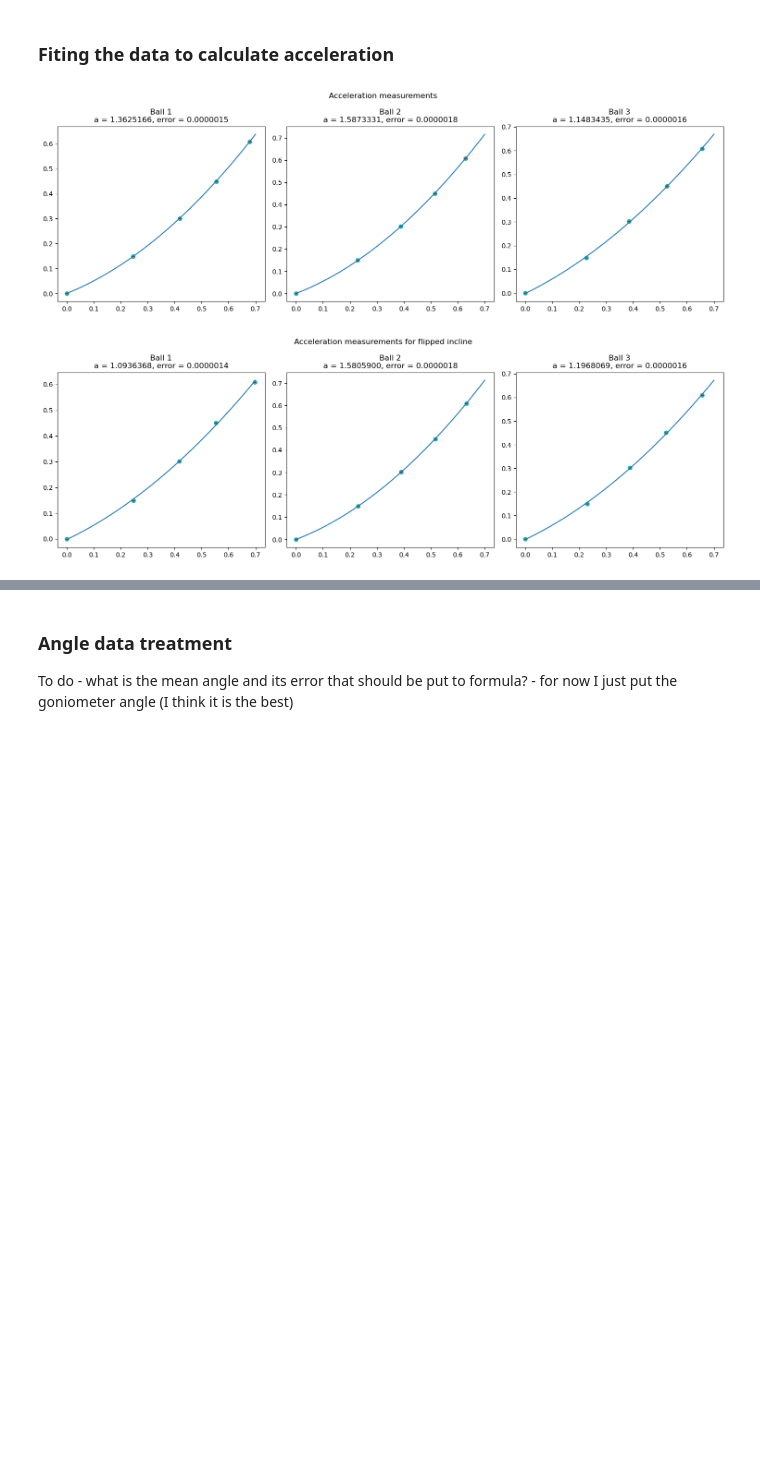
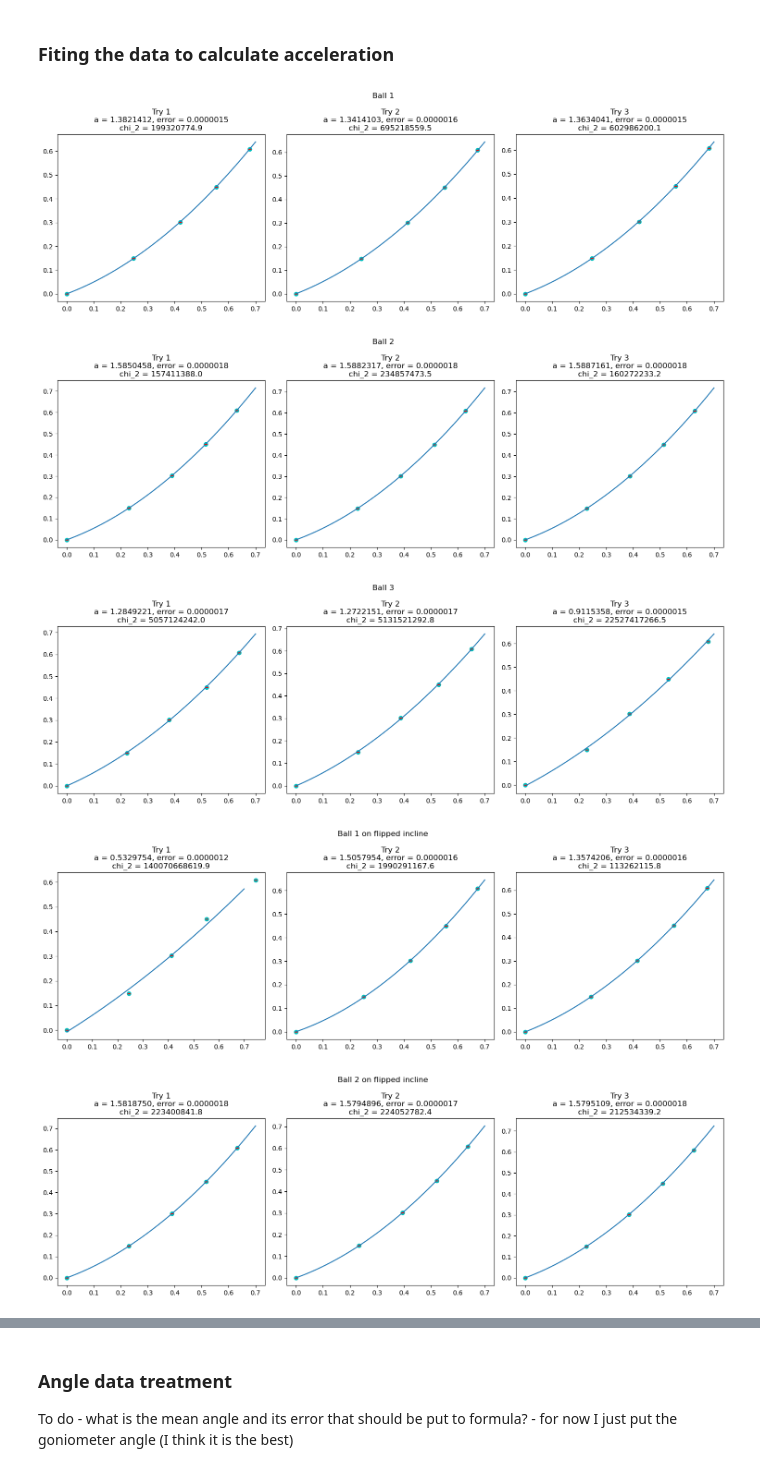
Before and after one commit to miguitarra/AppStats2024, a Jupyter notebook: Plane/incline_clean.ipynb, the cells around one changed output, grey strips where cells are left out. Cells and saved outputs as stored; diff of their text form; code cells hidden in the pictures; blank space fills up the shorter version.

```diff
--- a/Plane/incline_clean.ipynb
+++ b/Plane/incline_clean.ipynb
@@ -17,7 +17,7 @@ def data_extractor(flipped=False):
                 filename = f'ball{i}_try{j}.csv'
             else:
                 filename = f'ball{i}_try{j}_flipped.csv'
-            with open(f'ball_data/{filename}', 'r') as file:
+            with open(f'data/{filename}', 'r') as file:
                 raw_data[f'{i}{j}'] = file.readlines()[15:]
 
 
@@ -140,8 +142,9 @@ edge_times_mean_f = mean_of_edge(edge_times_f)
 ### Gate positions data treatment
 Need to be done only once :)
 # %%
-# Performing fit of a constant function using chi2 method
+
 def constant_fit(data, error):
+    '''Performs fit of a constant function using chi2 method'''
     value = sum(data/error**2)*1/sum(1/error**2)
     val_error = 1/sum(1/error**2)
     return value, val_error
@@ -160,7 +163,7 @@ x_sara = x_sara[::-1] - x_sara[-1]
 
 # making a 3x5 array out of the data
 x_blocked = np.block([[x_miguel], [x_michal], [x_sara]])
-
+print(x_blocked)
 
 x_mean = []
 x_errors = []
@@ -195,52 +202,58 @@ def quadratic_fit_minimizator(times, positions, error):
     '''
     m = Minuit(quadratic_chi2(times, positions, error), a=0.1, b=0, c=0)
     m.migrad();
+    chi_2 = m.fval
     # print(m.values[0:])
     # print(m.errors[0:])
-    return m.values[0:], m.errors[0:]
+    return m.values[0:], m.errors[0:], chi_2
 # Extracting fit parameters
 
-def position_vs_time_with_fit(edge_times_mean, x_mean, x_errors, precision=7, flipped=False):
+def position_vs_time_with_fit(no_of_ball ,entry_times, x_mean, x_errors, precision=7, flipped=False):
 
 
-    pars1, errs1 = quadratic_fit_minimizator(edge_times_mean[1], x_mean, x_errors)
-    pars2, errs2 = quadratic_fit_minimizator(edge_times_mean[2], x_mean, x_errors)
-    pars3, errs3 = quadratic_fit_minimizator(edge_times_mean[3], x_mean, x_errors)
+    pars1, errs1, chi2_1 = quadratic_fit_minimizator(entry_times[f'{no_of_ball}1'], x_mean, x_errors)
+    pars2, errs2, chi2_2 = quadratic_fit_minimizator(entry_times[f'{no_of_ball}2'], x_mean, x_errors)
+    pars3, errs3, chi2_3 = quadratic_fit_minimizator(entry_times[f'{no_of_ball}3'], x_mean, x_errors)
 
 
     domain = np.linspace(0, 0.7, 1000)
     vals1 = quadratic_function(domain, pars1[0], pars1[1], pars1[2])
     vals2 = quadratic_function(domain, pars2[0], pars2[1], pars2[2])
     vals3 = quadratic_function(domain, pars3[0], pars3[1], pars3[2])
 
 
     fig, axs = plt.subplots(1, 3, figsize=(15, 5))
     if flipped:
-        fig.suptitle('Acceleration measurements for flipped incline')
+        fig.suptitle(f'Ball {no_of_ball} on flipped incline')
     else:
-        fig.suptitle('Acceleration measurements')
+        fig.suptitle(f'Ball {no_of_ball}')
     axs[0].plot(domain, vals1)
-    axs[0].scatter(edge_times_mean[1], x_mean, color='c')
-    axs[0].errorbar(edge_times_mean[1], x_mean, yerr=x_errors, fmt='none', ecolor='red', capsize=2)
-    axs[0].set_title(f'Ball 1\na = {pars1[0]:.{precision}f}, error = {errs1[0]:.{precision}f}')
+    axs[0].scatter(entry_times[f'{no_of_ball}1'], x_mean, color='c')
+    axs[0].errorbar(entry_times[f'{no_of_ball}1'], x_mean, yerr=x_errors, fmt='none', ecolor='red', capsize=2)
+    axs[0].set_title(f'Try 1\na = {pars1[0]:.{precision}f}, error = {errs1[0]:.{precision}f}\nchi_2 = {chi2_1:.1f}')
 
 
     axs[1].plot(domain, vals2)
-    axs[1].scatter(edge_times_mean[2], x_mean, color='c')
-    axs[1].errorbar(edge_times_mean[2], x_mean, yerr=x_errors, fmt='none', ecolor='red', capsize=2)
-    axs[1].set_title(f'Ball 2\na = {pars2[0]:.{precision}f}, error = {errs2[0]:.{precision}f}')
+    axs[1].scatter(entry_times[f'{no_of_ball}2'], x_mean, color='c')
+    axs[1].errorbar(entry_times[f'{no_of_ball}2'], x_mean, yerr=x_errors, fmt='none', ecolor='red', capsize=2)
+    axs[1].set_title(f'Try 2\na = {pars2[0]:.{precision}f}, error = {errs2[0]:.{precision}f}\nchi_2 = {chi2_2:.1f}')
 
     axs[2].plot(domain, vals3)
-    axs[2].scatter(edge_times_mean[3], x_mean, color='c')
-    axs[2].errorbar(edge_times_mean[3], x_mean, yerr=x_errors, fmt='none', ecolor='red', capsize=2)
-    axs[2].set_title(f'Ball 3\na = {pars3[0]:.{precision}f}, error = {errs3[0]:.{precision}f}')
+    axs[2].scatter(entry_times[f'{no_of_ball}3'], x_mean, color='c')
+    axs[2].errorbar(entry_times[f'{no_of_ball}3'], x_mean, yerr=x_errors, fmt='none', ecolor='red', capsize=2)
+    axs[2].set_title(f'Try 3\na = {pars3[0]:.{precision}f}, error = {errs3[0]:.{precision}f}\nchi_2 = {chi2_3:.1f}')
 
     plt.tight_layout()
     plt.show()
 
+for i in fixed_enum:
+    position_vs_time_with_fit(i, edge_times, x_mean, x_errors)
 
-position_vs_time_with_fit(edge_times_mean, x_mean, x_errors)
-position_vs_time_with_fit(edge_times_mean_f, x_mean, x_errors, flipped=True)
+for i in fixed_enum:
+    position_vs_time_with_fit(i, edge_times_f, x_mean, x_errors, flipped=True)
 # %% [output]
-[figure, old version]
+[figure, new version]
-[figure, old version]
+[figure, new version]
+[figure, added]
+[figure, added]
+[figure, added]
```
Also changed, not shown: parts of 11 cells of this notebook.
